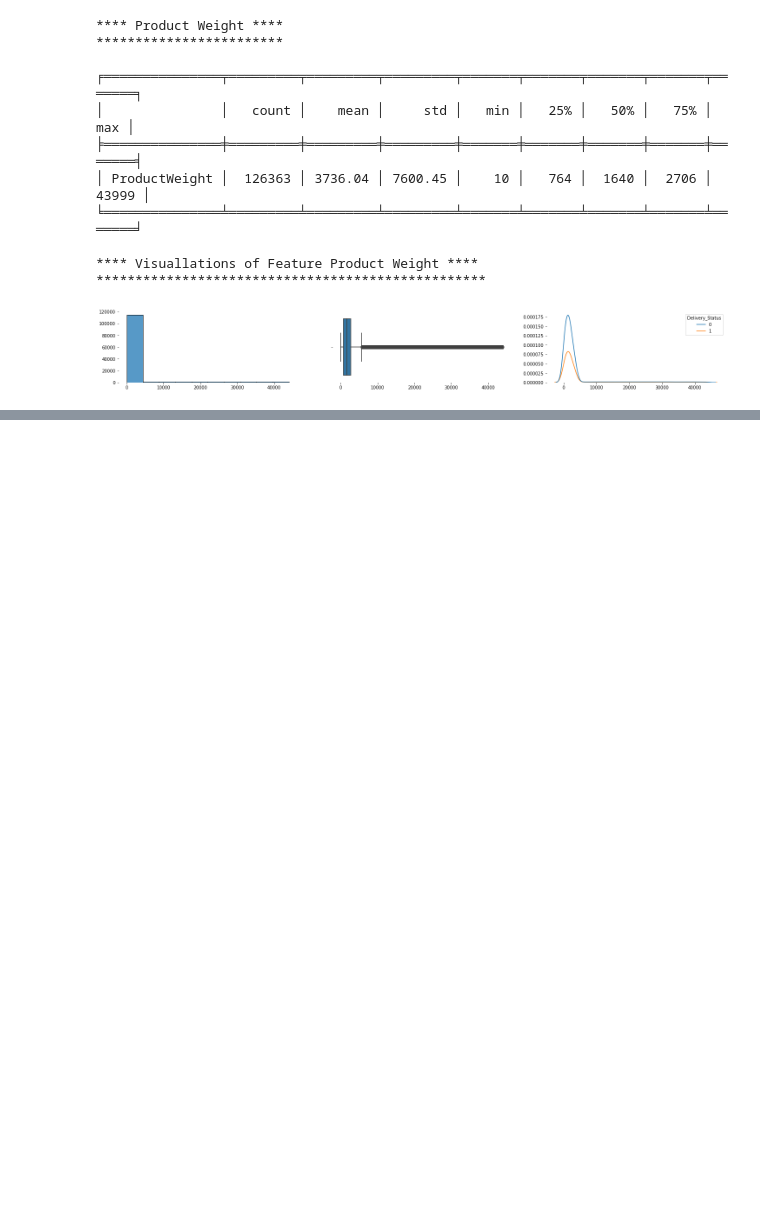
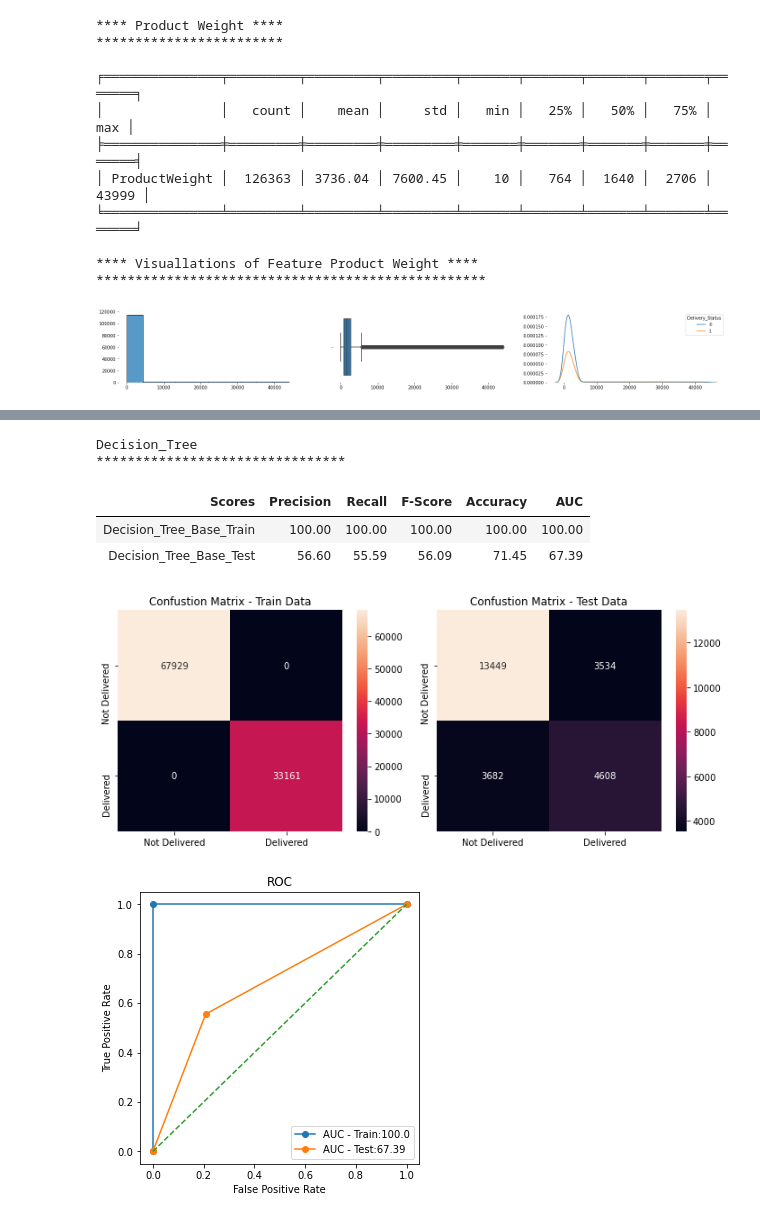
Before and after one commit to psiva2019/Hackathon, a Jupyter notebook: Algoritmo/Algoritmo.ipynb, the cells around one changed output, grey strips where cells are left out. Cells and saved outputs as stored; diff of their text form; code cells hidden in the pictures; blank space fills up the shorter version.

```diff
--- a/Algoritmo/Algoritmo.ipynb
+++ b/Algoritmo/Algoritmo.ipynb
@@ -664,0 +848,31 @@ ax.set_ylim(top=y_max+1);
+# %%
+#AUC and ROC Value
+def roc_model(model_name,x,y):
+    # predict probabilities
+    probs = model_name.predict_proba(x)
+    # keep probabilities for the positive outcome only
+    probs = probs[:, 1]
+    # calculate AUC
+    from sklearn.metrics import roc_auc_score
+    auc = roc_auc_score(y, probs)
+    fpr, tpr, _ = roc_curve(y, probs)
+    return probs,auc,fpr,tpr
+# %%
+def con_mat(y_train,y_predict_train,y_test,y_predict_test):
+    fig, axis=plt.subplots(nrows=1,ncols=2)
+    fig.set_size_inches(10,4)
+    fig.tight_layout()
+
+    cm=confusion_matrix(y_train,y_predict_train,labels=[0, 1])
+
+    df_cm = pd.DataFrame(cm, index = [i for i in ["Not Delivered","Delivered"]],
+    columns = [i for i in ["Not Delivered","Delivered"]])
+    sns.heatmap(df_cm, annot=True ,fmt='g',ax=axis[0])
+    axis[0].title.set_text('Confustion Matrix - Train Data')
+
+    cm=confusion_matrix(y_test,y_predict_test,labels=[0, 1])
+
+    df_cm = pd.DataFrame(cm, index = [i for i in ["Not Delivered","Delivered"]],
+    columns = [i for i in ["Not Delivered","Delivered"]])
+    sns.heatmap(df_cm, annot=True ,fmt='g',ax=axis[1])
+    axis[1].title.set_text('Confustion Matrix - Test Data')
@@ -664,0 +964,6 @@ ax.set_ylim(top=y_max+1);
+# %%
+X = df.drop('Delivery_Status',axis=1)
+y = df['Delivery_Status']
+# %%
+from sklearn.model_selection import train_test_split
+X_train, X_test, y_train, y_test = train_test_split(X,y,stratify=y,test_size=0.20,random_state=9)
@@ -664,0 +994,16 @@ ax.set_ylim(top=y_max+1);
+# %%
+dtree = DecisionTreeClassifier(random_state=0)
+dtree.fit(X_train,y_train)
+
+dtree_train_predict = dtree.predict(X_train)
+dtree_test_predict = dtree.predict(X_test)
+
+res_df = scores_train_test(dtree,X_train,X_test,y_train,y_test,dtree_train_predict,dtree_test_predict,'Base','Decision_Tree')
+# %% [output]
+Decision_Tree
+********************************
+| Scores | Precision | Recall | F-Score | Accuracy | AUC |
+| Decision_Tree_Base_Train | 100.00 | 100.00 | 100.00 | 100.00 | 100.00 |
+| Decision_Tree_Base_Test | 56.60 | 55.59 | 56.09 | 71.45 | 67.39 |
+[figure, added]
+[figure, added]
```
Also changed, not shown: parts of 43 cells of this notebook, 2 other files.
